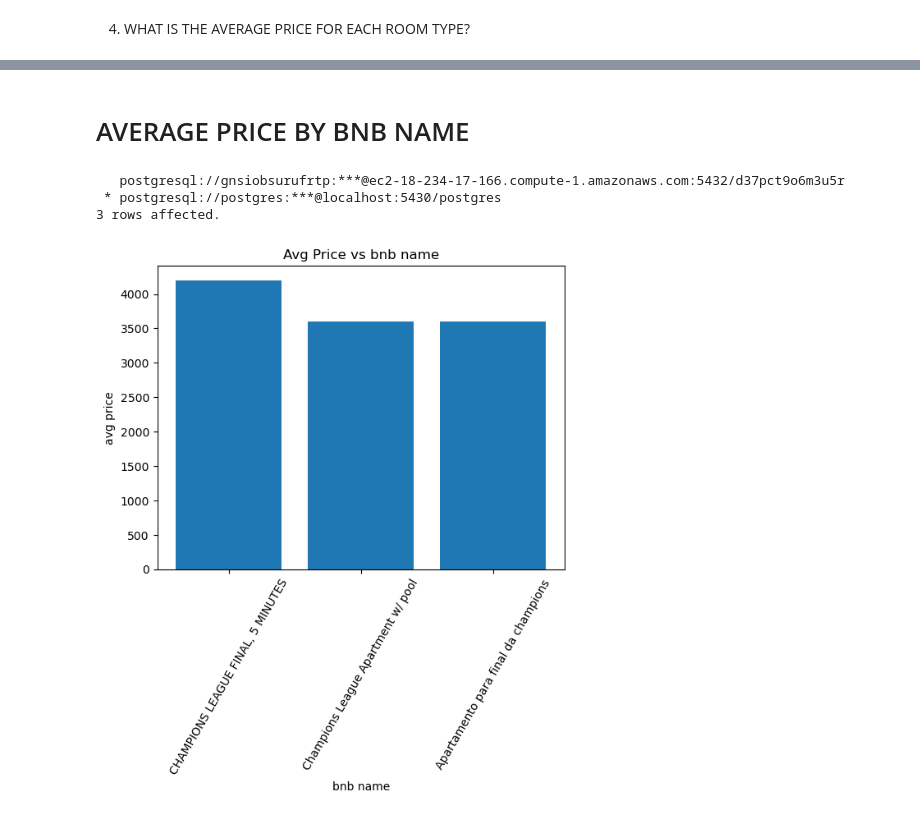
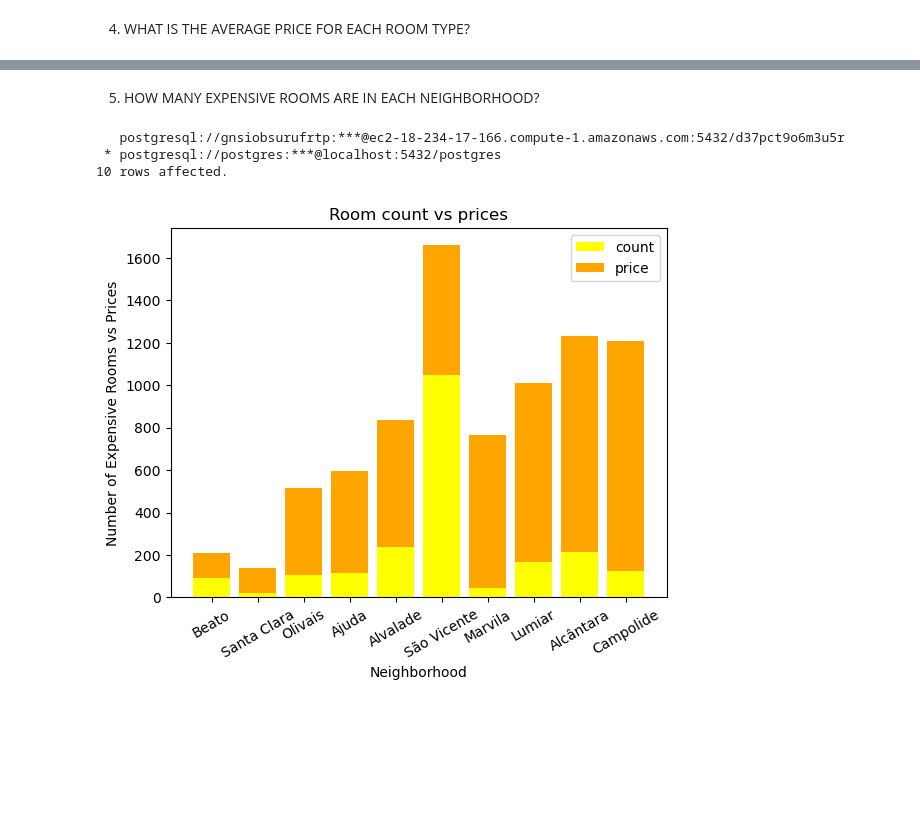
Before and after one commit to The-DigitalAcademy/No_Name-Data-Visualization-and-Analysis---Airbnb_lisbon-, a Jupyter notebook: dataset_airBnB.ipynb, the cells around one changed output, grey strips where cells are left out. Cells and saved outputs as stored; diff of their text form; code cells hidden in the pictures; blank space fills up the shorter version.

Commit message:
added stacked bar graph

```diff
--- a/dataset_airBnB.ipynb
+++ b/dataset_airBnB.ipynb
@@ -230,29 +233,30 @@ No artists with labels found to put in legend.  Note that artists whose label st
 [figure]
-# %% [markdown]
-# AVERAGE PRICE BY BNB NAME
-# %%
-aaa=%sql select avg(price) ,name from airbnb_lisbon GROUP BY name ORDER BY avg(price) desc limit 3
-
-
-locotion = []
-avg_price = []
-
-for i in aaa:
-    avg_price.append(i[0])
-    locotion.append(i[1])
-
-
-
-plt.bar(locotion,avg_price)
-plt.ylabel("avg price")
-plt.xlabel("bnb name")
-plt.xticks(rotation=60)
-
-
-plt.title('Avg Price vs bnb name')
-plt.show()
-# %% [output]
-   postgresql://gnsiobsurufrtp:***@ec2-18-234-17-166.compute-1.amazonaws.com:5432/d37pct9o6m3u5r
- * postgresql://postgres:***@localhost:5430/postgres
-3 rows affected.
-[figure, removed]
+# %% [markdown]
+5. HOW MANY EXPENSIVE ROOMS ARE IN EACH NEIGHBORHOOD?
+# %%
+price_roomtypes = %sql select MAX(price) AS PRICES, COUNT(room_type), neighborhood from airbnb_lisbon GROUP BY neighborhood ORDER BY MAX(price), COUNT(room_type) desc limit 10
+
+price =[]
+room_count=[]
+neighbor=[]
+
+for i in price_roomtypes:
+    price.append(i[0])
+    room_count.append(i[1])
+    neighbor.append(i[2])
+
+
+# plot bars in stack manner
+plt.bar(neighbor, room_count, color='yellow', label= 'count')
+plt.bar(neighbor, price, bottom=room_count, color='orange', label='price')
+plt.title('Room count vs prices')
+plt.ylabel("Number of Expensive Rooms vs Prices")
+plt.xlabel("Neighborhood")
+plt.xticks(rotation=30)
+plt.legend(fontsize=10)
+plt.show()
+# %% [output]
+   postgresql://gnsiobsurufrtp:***@ec2-18-234-17-166.compute-1.amazonaws.com:5432/d37pct9o6m3u5r
+ * postgresql://postgres:***@localhost:5432/postgres
+10 rows affected.
+[figure, added]
```
Also changed, not shown: parts of 3 cells of this notebook.
